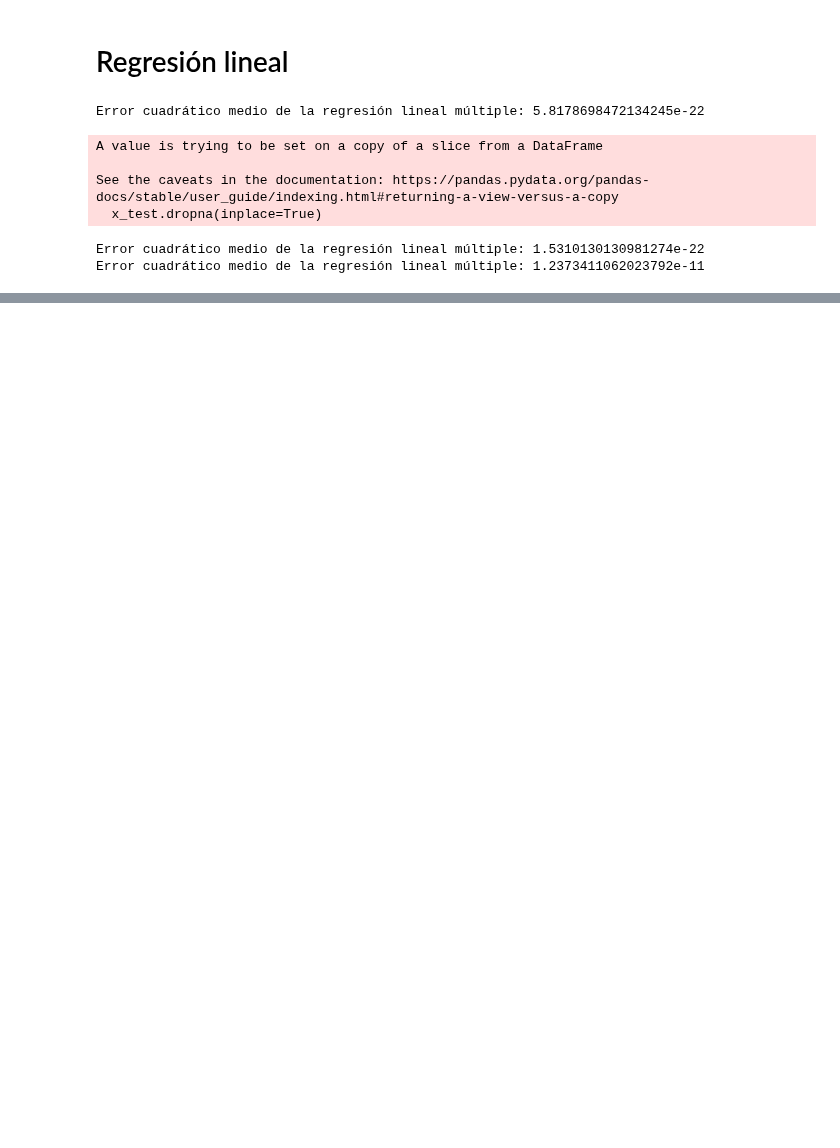
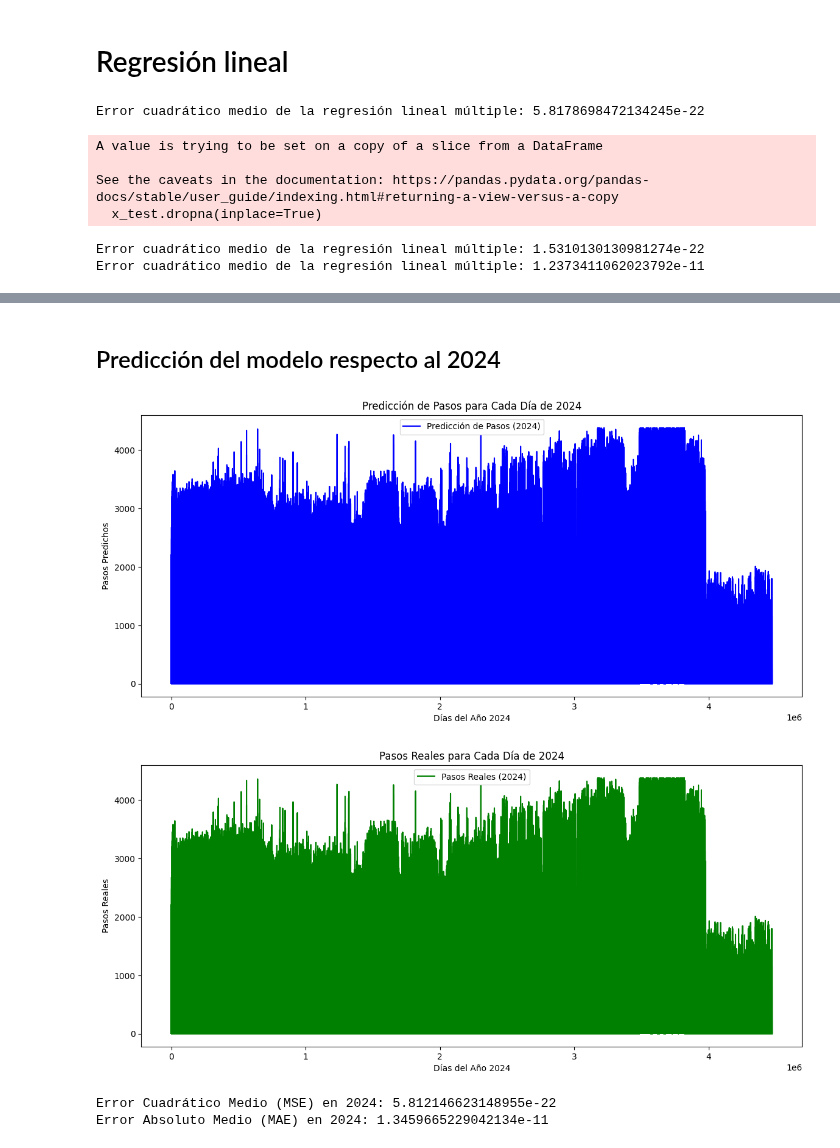
Before and after one commit to GuadiAguilera/TP_CDD, a Jupyter notebook: G13_Trabajo_Practico_Entrega_3.ipynb, the cells around one changed output, grey strips where cells are left out. Saved outputs shown, nothing was run; the diff lists cells and outputs as text; code cells hidden in the pictures; blank space fills up the shorter version.

```diff
--- a/G13_Trabajo_Practico_Entrega_3.ipynb
+++ b/G13_Trabajo_Practico_Entrega_3.ipynb
@@ -98,0 +73,4 @@ memory usage: 460.8 MB
+# %%
+dataset = procesar_dataset("clean_data.csv")
+dataset.sample(10)
+dataset.info()
@@ -202,0 +209,45 @@ Error cuadrático medio de la regresión lineal múltiple: 1.2373411062023792e-1
+# %% [markdown]
+## Predicción del modelo respecto al 2024
+# %%
+# TODO HAY ALGO MAL PORQUE ME DIERON EXACTAMENTE IGUAL
+
+dataset_2024 = procesar_dataset("2024_data.csv")
+# Se eliminan algunos nulos que hayan quedado
+dataset_2024 = dataset.dropna()
+
+# Separar las variables predictoras (X) y la variable objetivo (y)
+x_2024 = dataset_2024[['hora', 'id_peaje_0', 'id_peaje_1', 'id_peaje_2', 'hacia_provincia', 'es_pesado', 'tipo_cobro_0', 'tipo_cobro_1', 'tipo_cobro_2',
+                       'tipo_cobro_3','pasos', 'nro_dia', 'nro_mes', 'anio', 'dia_semana']]
+y_real_2024 = dataset_2024['pasos']
+
+# Realizar las predicciones para cada día del 2024 usando el modelo entrenado previamente
+y_pred_2024 = linear_model.predict(x_2024)
+
+# Visualización de las predicciones
+plt.figure(figsize=(14, 6))
+plt.plot(y_pred_2024, label="Predicción de Pasos (2024)", color='blue')
+plt.title("Predicción de Pasos para Cada Día de 2024")
+plt.xlabel("Días del Año 2024")
+plt.ylabel("Pasos Predichos")
+plt.legend()
+plt.show()
+
+# Visualización de los datos reales del 2024
+plt.figure(figsize=(14, 6))
+plt.plot(y_real_2024.values, label="Pasos Reales (2024)", color='green')
+plt.title("Pasos Reales para Cada Día de 2024")
+plt.xlabel("Días del Año 2024")
+plt.ylabel("Pasos Reales")
+plt.legend()
+plt.show()
+
+# Evaluación del modelo para el 2024
+mse_2024 = mean_squared_error(y_real_2024, y_pred_2024)
+mae_2024 = mean_absolute_error(y_real_2024, y_pred_2024)
+print(f"Error Cuadrático Medio (MSE) en 2024: {mse_2024}")
+print(f"Error Absoluto Medio (MAE) en 2024: {mae_2024}")
+# %% [output]
+[figure, added]
+[figure, added]
+Error Cuadrático Medio (MSE) en 2024: 5.812146623148955e-22
+Error Absoluto Medio (MAE) en 2024: 1.3459665229042134e-11
```
Also changed, not shown: parts of 10 cells of this notebook.
